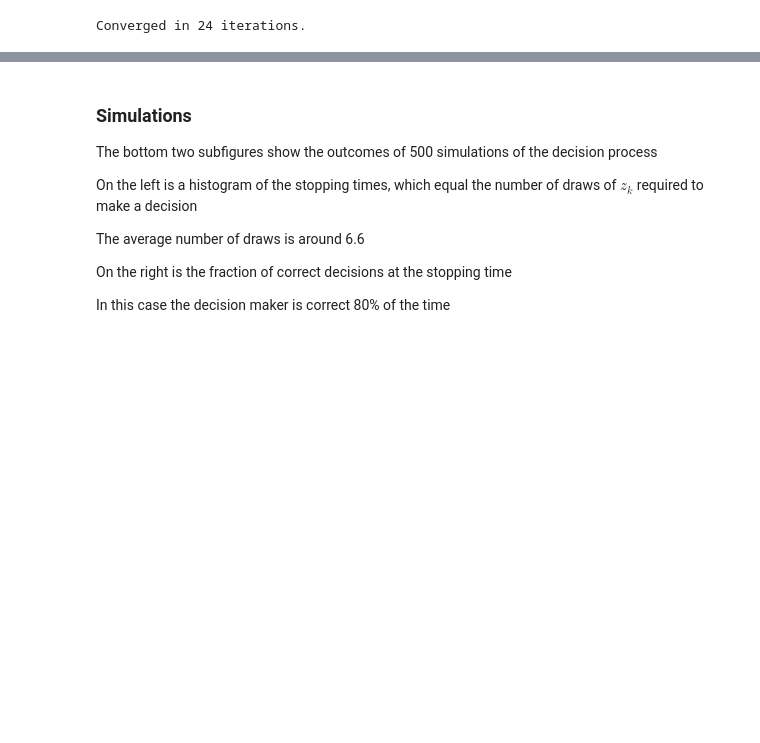
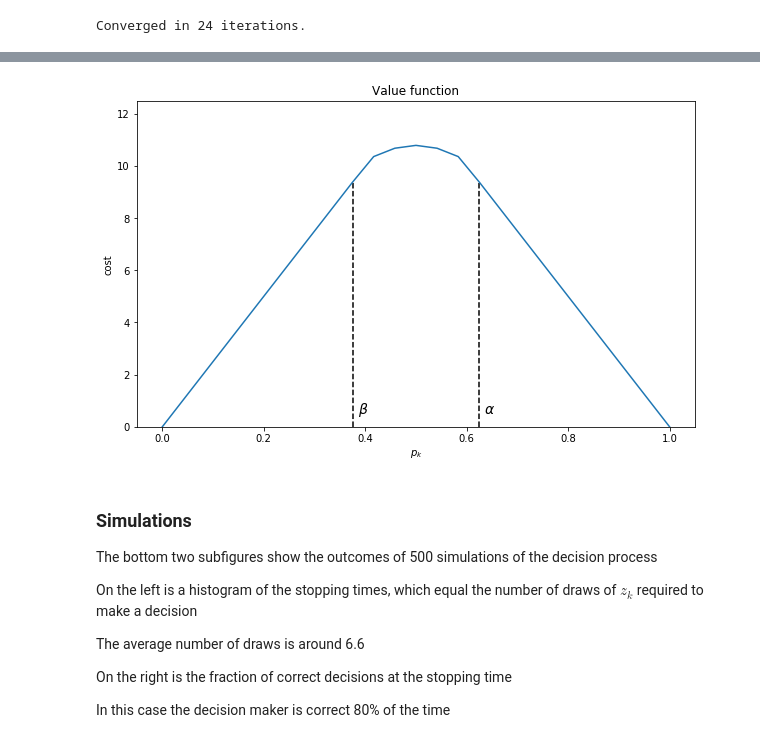
Before and after one commit to jstac/jitting_py_lectures, a Jupyter notebook: wald_friedman.ipynb, the cells around one changed output, grey strips where cells are left out. Drawn from its saved outputs; the diff is of its cells as text; code cells hidden in the pictures; blank space fills up the shorter version.

```diff
--- a/wald_friedman.ipynb
+++ b/wald_friedman.ipynb
@@ -704,6 +561,43 @@ The value function is smooth in the interior region, where the posterior
 probability assigned to $ f_0 $ is in the indecisive region $ p \in (\beta, \alpha) $
 
 The decision maker continues to sample until the probability that he attaches to model $ f_0 $ falls below $ \beta $ or above $ \alpha $
+# %%
+def find_cutoff_rule(wf, j):
+    """
+    This function takes a value function and returns the corresponding
+    cutoffs of where you transition between continue and choosing a
+    specific model
+    """
+    m, p_grid = wf.m, wf.p_grid
+    L0, L1 = wf.L0, wf.L1
+
+    # Evaluate cost at all points on grid for choosing a model
+    payoff_f0 = (1 - p_grid) * L0
+    payoff_f1 = p_grid * L1
+
+    # The cutoff points can be found by differencing these costs with
+    # the Bellman equation (J is always less than or equal to p_c_i)
+    lb = p_grid[np.searchsorted(payoff_f1 - j, 1e-10) - 1]
+    ub = p_grid[np.searchsorted(j - payoff_f0, -1e-10)]
+
+    return (lb, ub)
+
+lb, ub = find_cutoff_rule(wf, j_star)
+# %%
+fig, ax = plt.subplots(figsize=(10, 6))
+
+ax.plot(wf.p_grid, j_star)
+ax.annotate(r"$\beta$", xy=(lb + 0.01, 0.5), fontsize=14)
+ax.annotate(r"$\alpha$", xy=(ub + 0.01, 0.5), fontsize=14)
+
+plt.vlines(lb, 0, lb * wf.L0, linestyle="--")
+plt.vlines(ub, 0, (1 - ub) * wf.L1, linestyle="--")
+
+ax.set(ylim=(0, 0.5 * max(wf.L0, wf.L1)), ylabel="cost",
+       xlabel="$p_k$", title="Value function")
+plt.show()
+# %% [output]
+[figure, added]
 # %% [markdown]
 ### Simulations
 
```
Also changed, not shown: parts of 18 cells of this notebook.
